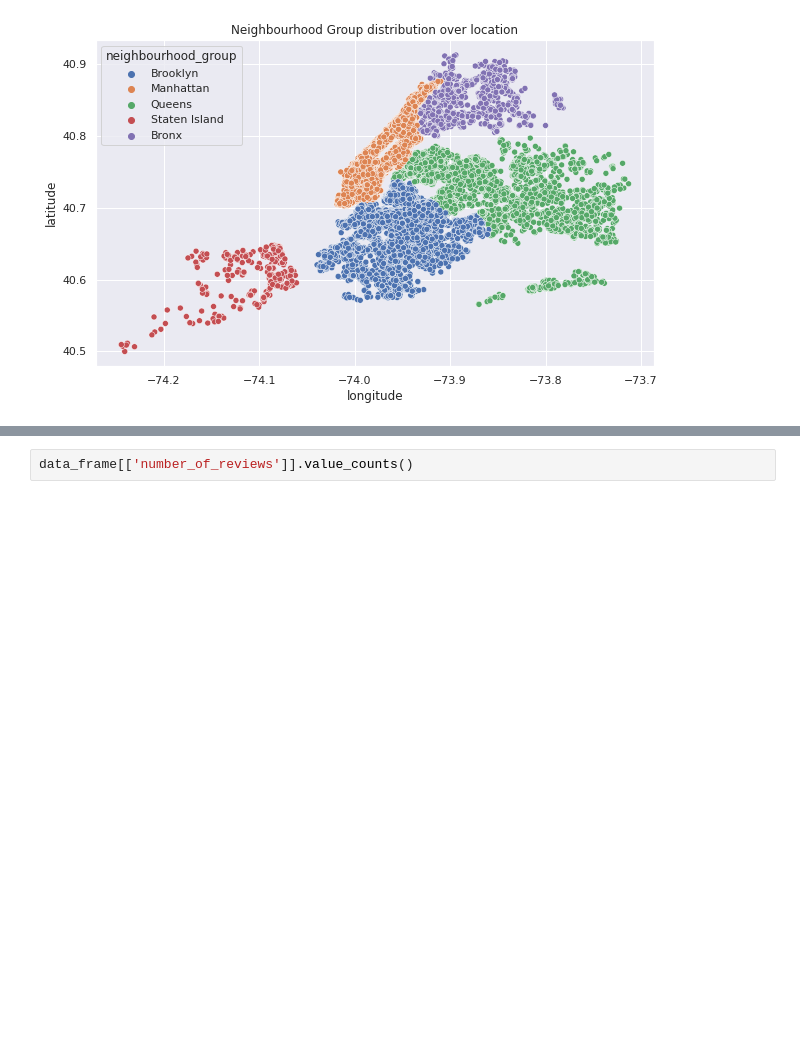
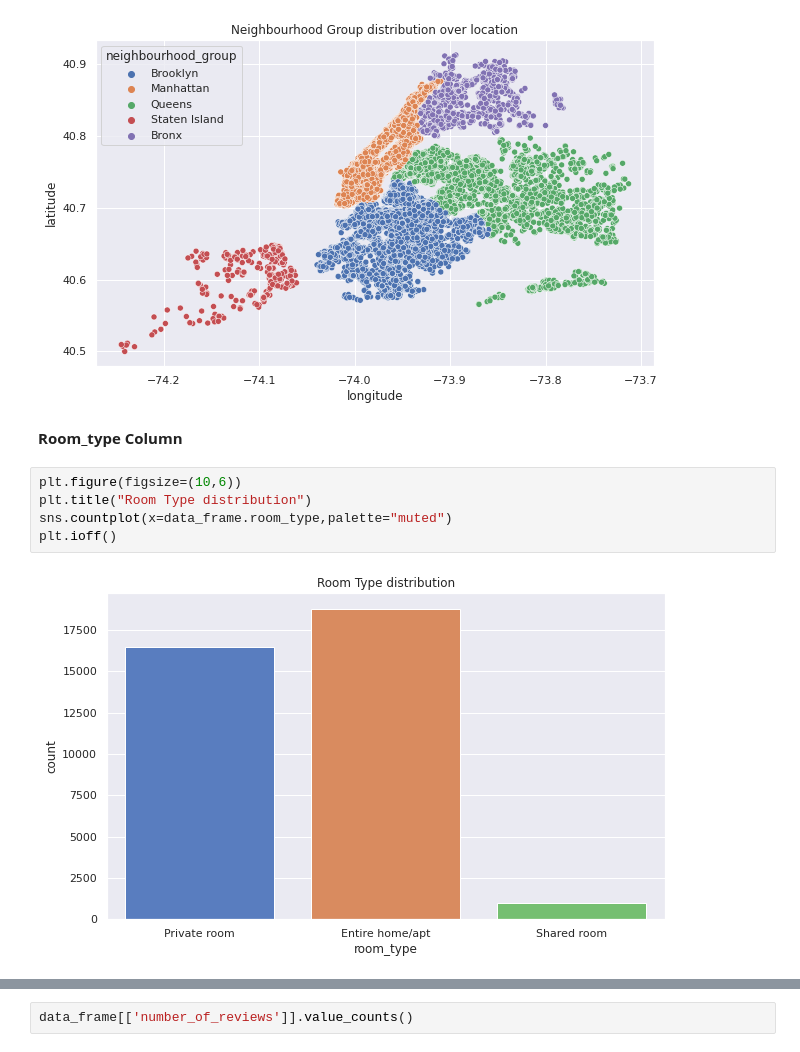
Before and after one commit to NehaGupta-DataScientists/AirbnbBookingAnalysis-, a Jupyter notebook: My_Airbnb_Bookings_Analysis_Capstone_Project.ipynb, the cells around one changed output, grey strips where cells are left out. Cells and saved outputs as stored; diff of their text form; blank space fills up the shorter version.

```diff
--- a/My_Airbnb_Bookings_Analysis_Capstone_Project.ipynb
+++ b/My_Airbnb_Bookings_Analysis_Capstone_Project.ipynb
@@ -395,3 +395,12 @@ sns.scatterplot(x=data_frame.longitude,y=data_frame.latitude,hue=data_frame.neig
 plt.ioff()
 # %% [output]
 [figure]
+# %% [markdown]
+**Room_type Column**
+# %%
+plt.figure(figsize=(10,6))
+plt.title("Room Type distribution")
+sns.countplot(x=data_frame.room_type,palette="muted")
+plt.ioff()
+# %% [output]
+[figure, added]
```
Also changed, not shown: parts of 2 cells of this notebook.
